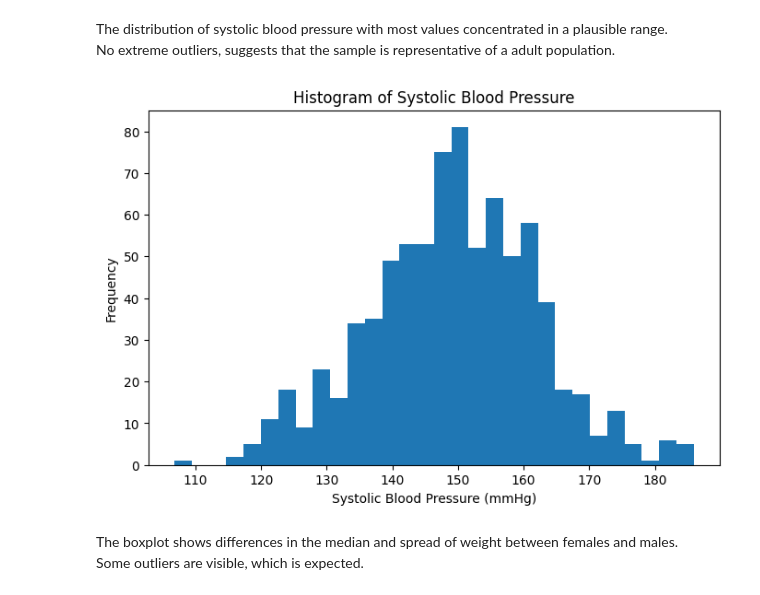
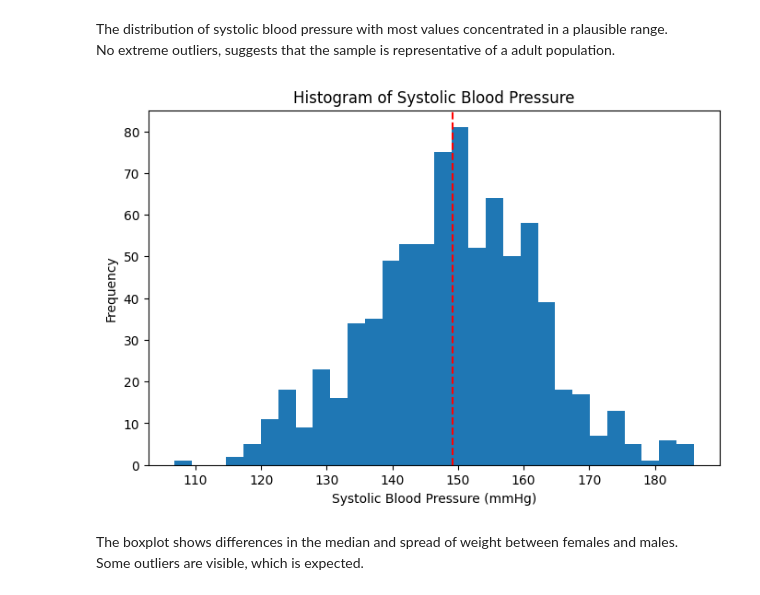
Before and after one commit to Realytica/health_study, a Jupyter notebook: notebooks/part_1_health_study.ipynb, the cells around one changed output. Cells and saved outputs as stored; diff of their text form; code cells hidden in the pictures.

```diff
--- a/notebooks/part_1_health_study.ipynb
+++ b/notebooks/part_1_health_study.ipynb
@@ -150,12 +148,13 @@ No extreme outliers, suggests that the sample is representative of a adult popul
 # %%
 plt.figure(figsize=(8, 5))
 plt.hist(df["systolic_bp"], bins=30)
+plt.axvline(df["systolic_bp"].mean(), color = "red", linestyle = "--")
 plt.xlabel("Systolic Blood Pressure (mmHg)")
 plt.ylabel("Frequency")
 plt.title("Histogram of Systolic Blood Pressure")
 plt.show()
 # %% [output]
-[figure, old version]
+[figure, new version]
 # %% [markdown]
 The boxplot shows differences in the median and spread of weight between females and males.\
 Some outliers are visible, which is expected.
```
Also changed, not shown: parts of 23 cells of this notebook, 2 other files.
